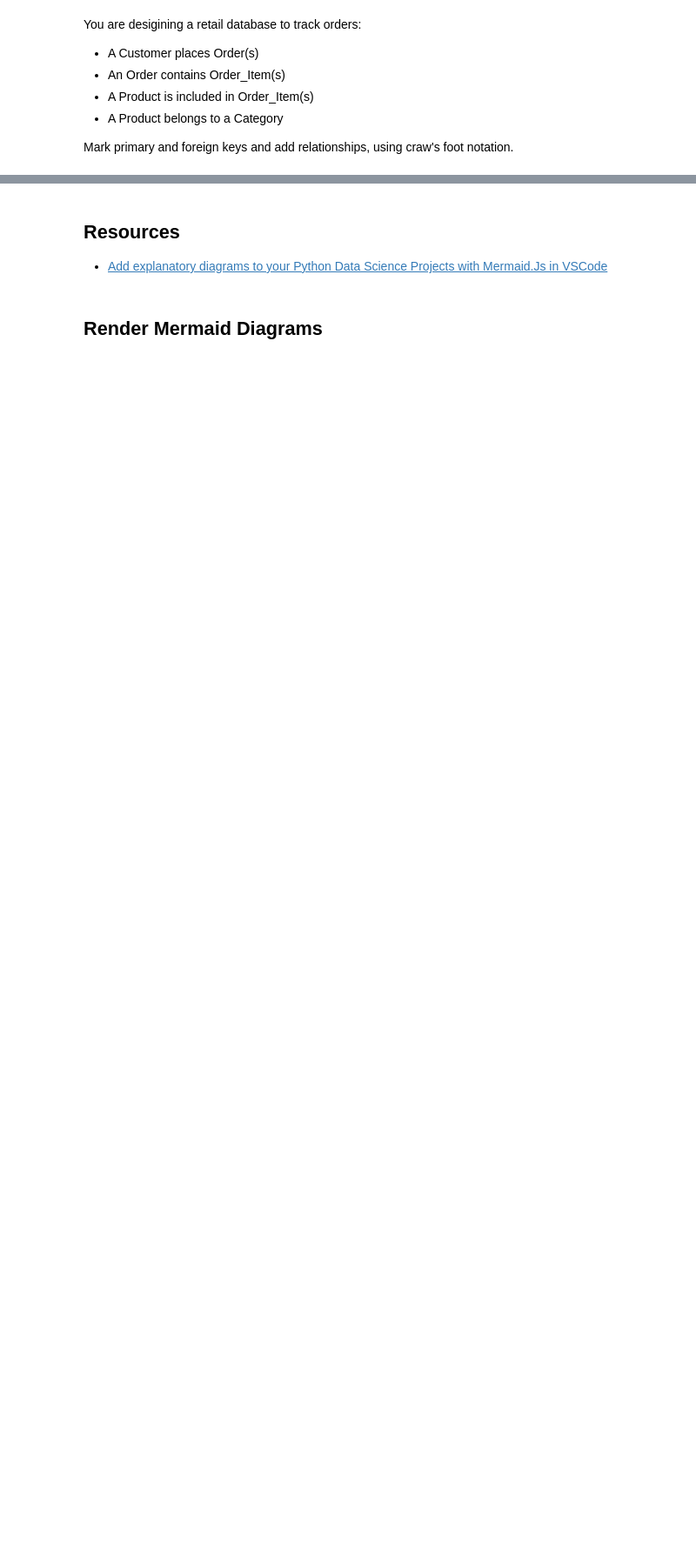
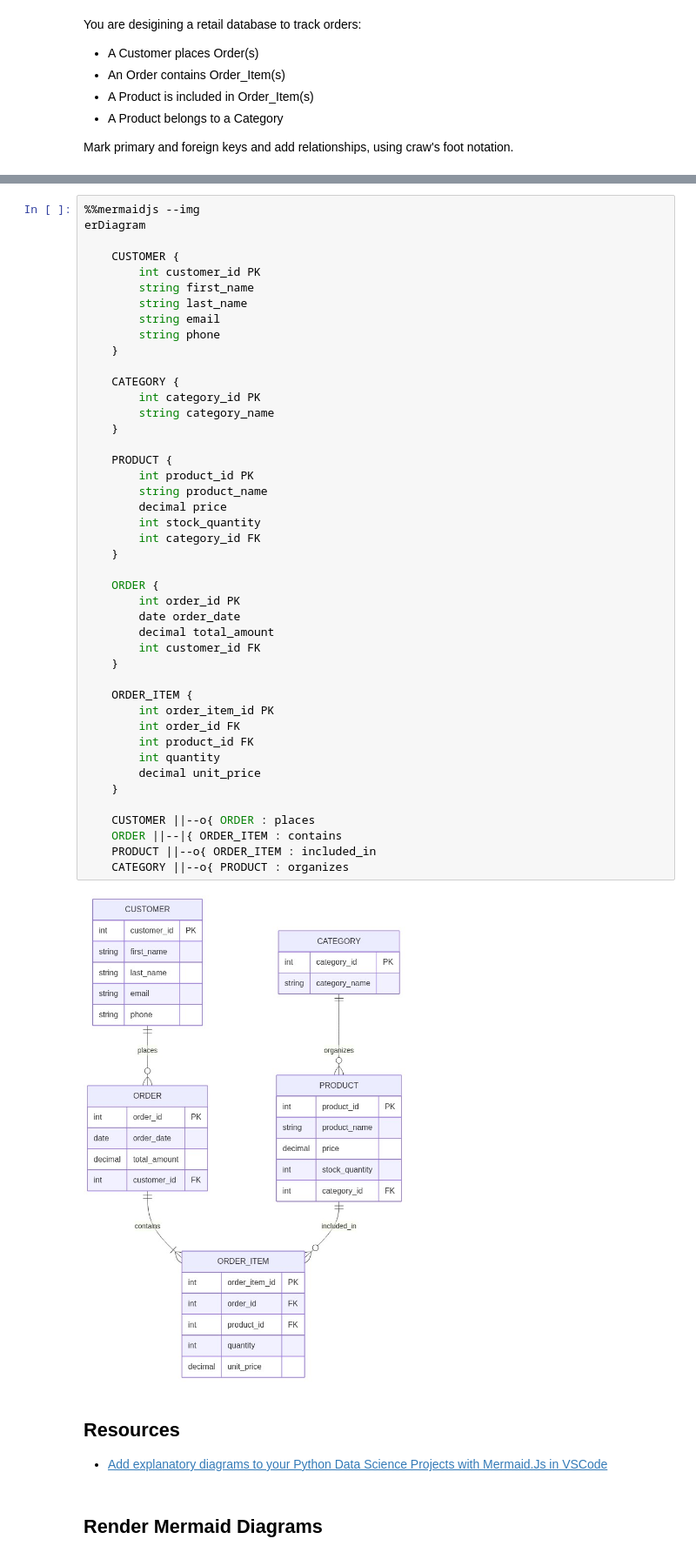
Before and after one commit to ivangeorgiev/problems, a Jupyter notebook: notebooks/database/retail-database.ipynb, the cells around one changed output, grey strips where cells are left out. Shown at 87% size. Drawn from its saved outputs; the diff is of its cells as text; blank space fills up the shorter version.

Commit message:
render mermaid diagrams

```diff
--- a/notebooks/database/retail-database.ipynb
+++ b/notebooks/database/retail-database.ipynb
@@ -131,3 +160,49 @@ SVG("retail-database-solved.svg")
+# %%
+%%mermaidjs --img
+erDiagram
+
+    CUSTOMER {
+        int customer_id PK
+        string first_name
+        string last_name
+        string email
+        string phone
+    }
+
+    CATEGORY {
+        int category_id PK
+        string category_name
+    }
+
+    PRODUCT {
+        int product_id PK
+        string product_name
+        decimal price
+        int stock_quantity
+        int category_id FK
+    }
+
+    ORDER {
+        int order_id PK
+        date order_date
+        decimal total_amount
+        int customer_id FK
+    }
+
+    ORDER_ITEM {
+        int order_item_id PK
+        int order_id FK
+        int product_id FK
+        int quantity
+        decimal unit_price
+    }
+
+    CUSTOMER ||--o{ ORDER : places
+    ORDER ||--|{ ORDER_ITEM : contains
+    PRODUCT ||--o{ ORDER_ITEM : included_in
+    CATEGORY ||--o{ PRODUCT : organizes
+# %% [output]
+[figure, added]
 # %% [markdown]
 ## Resources
 * [Add explanatory diagrams to your Python Data Science Projects with Mermaid.Js in VSCode](https://medium.com/@c_de_coronado/add-explanatory-diagrams-to-your-python-data-science-projects-with-mermaid-js-in-vscode-58418f59dcad)
```
Also changed, not shown: parts of 8 cells of this notebook, 2 other files.
